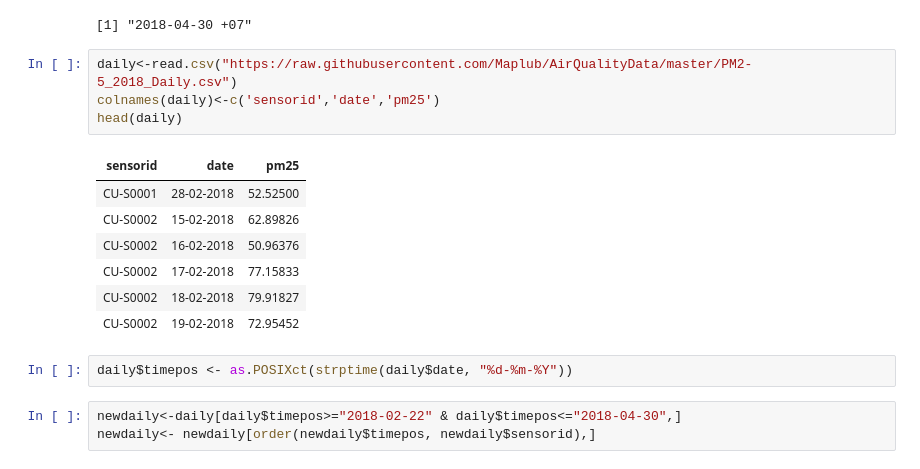
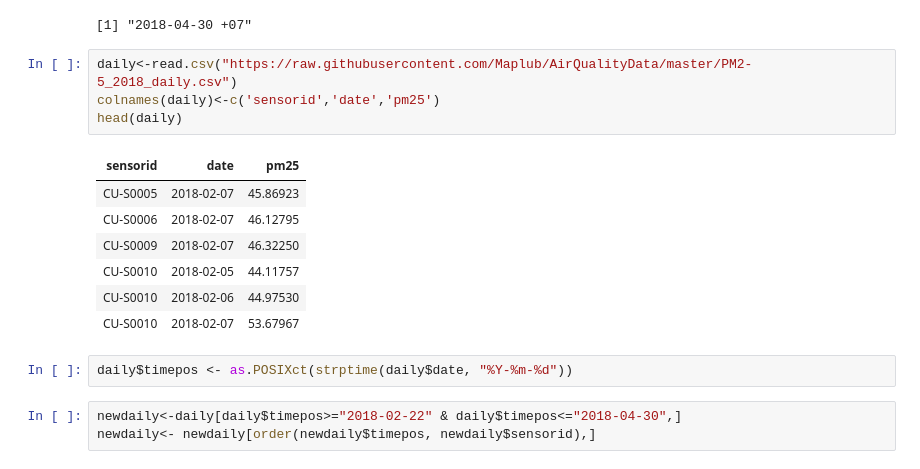
Before and after one commit to Maplub/Jupyter, a Jupyter notebook: hotspot analysis.ipynb, the cells around one changed output. Drawn from its saved outputs; the diff is of its cells as text.

```diff
--- a/hotspot analysis.ipynb
+++ b/hotspot analysis.ipynb
@@ -29,19 +25,19 @@ max(hotspot$date)
 [1] "2018-02-22 +07"
 [1] "2018-04-30 +07"
 # %%
-daily<-read.csv("https://raw.githubusercontent.com/Maplub/AirQualityData/master/PM2-5_2018_Daily.csv")
+daily<-read.csv("https://raw.githubusercontent.com/Maplub/AirQualityData/master/PM2-5_2018_daily.csv")
 colnames(daily)<-c('sensorid','date','pm25')
 head(daily)
 # %% [output]
 | sensorid | date | pm25 |
-| CU-S0001 | 28-02-2018 | 52.52500 |
-| CU-S0002 | 15-02-2018 | 62.89826 |
-| CU-S0002 | 16-02-2018 | 50.96376 |
-| CU-S0002 | 17-02-2018 | 77.15833 |
-| CU-S0002 | 18-02-2018 | 79.91827 |
-| CU-S0002 | 19-02-2018 | 72.95452 |
+| CU-S0005 | 2018-02-07 | 45.86923 |
+| CU-S0006 | 2018-02-07 | 46.12795 |
+| CU-S0009 | 2018-02-07 | 46.32250 |
+| CU-S0010 | 2018-02-05 | 44.11757 |
+| CU-S0010 | 2018-02-06 | 44.97530 |
+| CU-S0010 | 2018-02-07 | 53.67967 |
 # %%
-daily$timepos <- as.POSIXct(strptime(daily$date, "%d-%m-%Y"))
+daily$timepos <- as.POSIXct(strptime(daily$date, "%Y-%m-%d"))
 # %%
 newdaily<-daily[daily$timepos>="2018-02-22" & daily$timepos<="2018-04-30",]
 newdaily<- newdaily[order(newdaily$timepos, newdaily$sensorid),]
```
Also changed, not shown: parts of 16 cells of this notebook, 1 other file.
